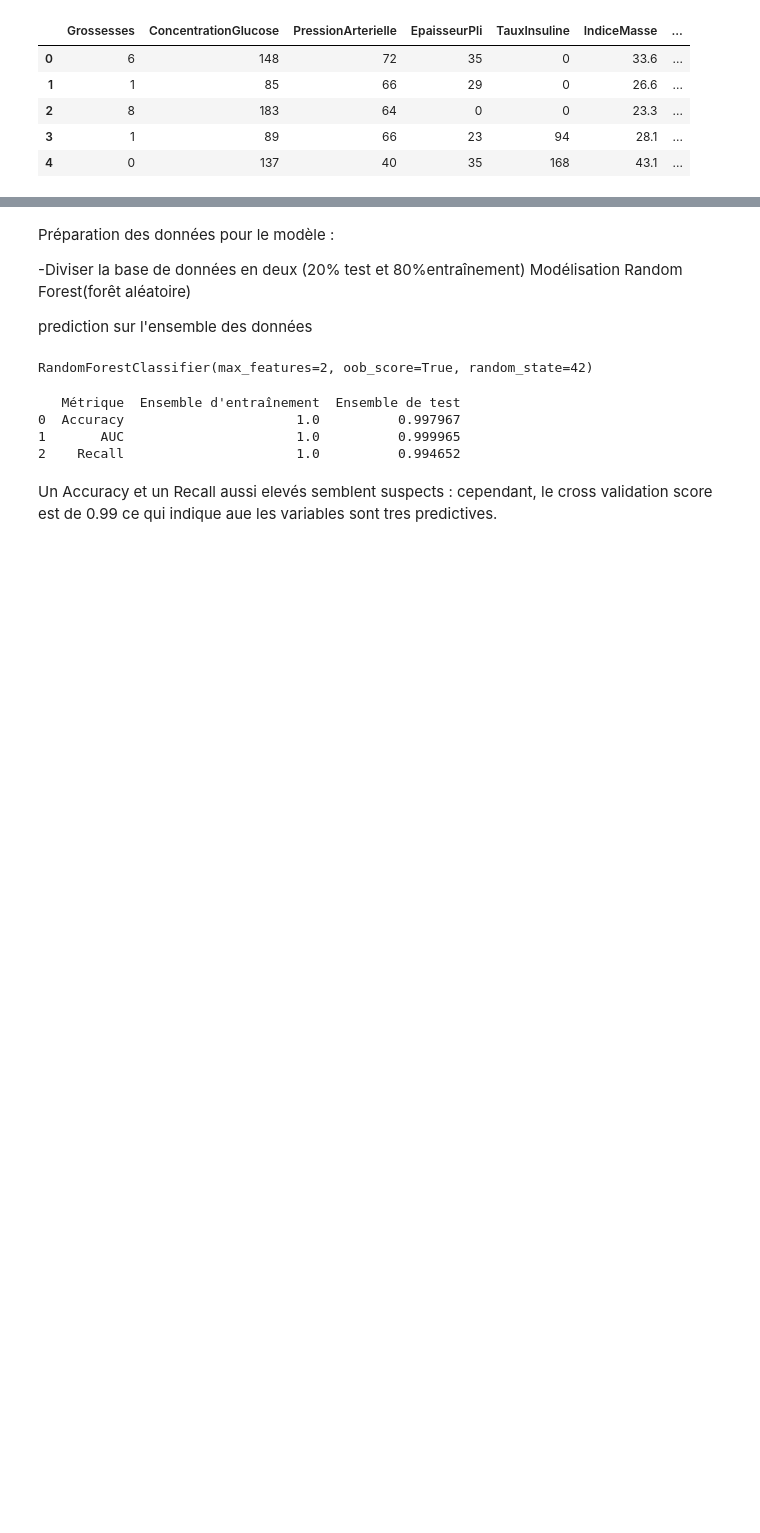
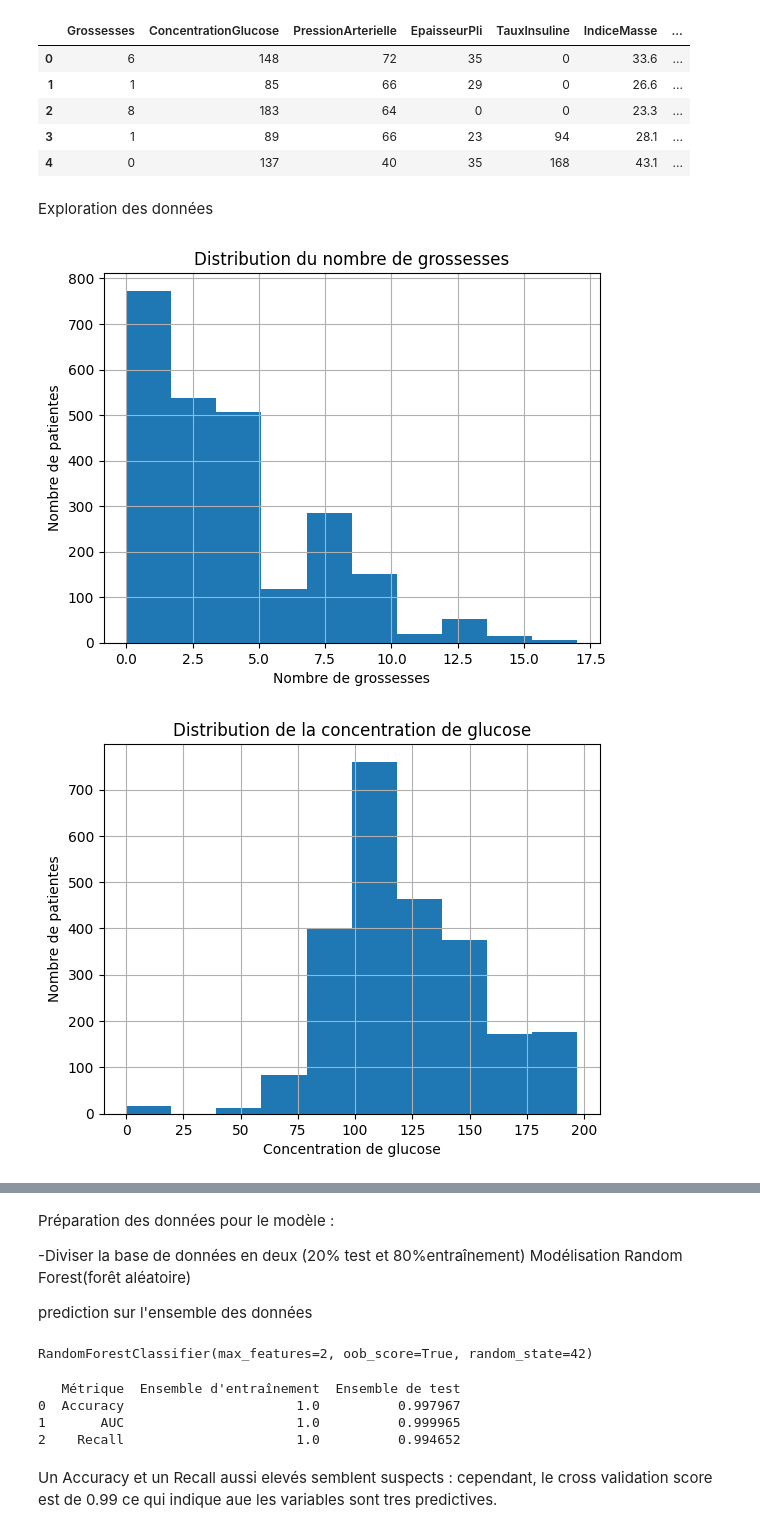
Before and after one commit to Yobapatrick/classification_diabete, a Jupyter notebook: Modele/code.ipynb, the cells around one changed output, grey strips where cells are left out. Cells and saved outputs as stored; diff of their text form; code cells hidden in the pictures; blank space fills up the shorter version.

```diff
--- a/Modele/code.ipynb
+++ b/Modele/code.ipynb
@@ -83,3 +98,72 @@ diabete.head()
 | 2 | 8 | 183 | 64 | 0 | 0 | 23.3 | ... |
 | 3 | 1 | 89 | 66 | 23 | 94 | 28.1 | ... |
 | 4 | 0 | 137 | 40 | 35 | 168 | 43.1 | ... |
+# %% [markdown]
+Exploration des données
+# %%
+# Histogramme de la variable 'Grossesses'
+diabete['Grossesses'].hist()
+plt.title('Distribution du nombre de grossesses')
+plt.xlabel('Nombre de grossesses')
+plt.ylabel('Nombre de patientes')
+plt.show()
+
+# Histogramme de la variable 'ConcentrationGlucose'
+diabete['ConcentrationGlucose'].hist()
+plt.title('Distribution de la concentration de glucose')
+plt.xlabel('Concentration de glucose')
+plt.ylabel('Nombre de patientes')
+plt.show()
+
+# Histogramme de la variable 'PressionArterielle'
+diabete['PressionArterielle'].hist()
+plt.title('Distribution de la pression artérielle diastolique')
+plt.xlabel('Pression artérielle diastolique')
+plt.ylabel('Nombre de patientes')
+plt.show()
+
+# Histogramme de la variable 'EpaisseurPli'
+diabete['EpaisseurPli'].hist()
+plt.title('Distribution de l\'épaisseur du pli cutané tricipital')
+plt.xlabel('Épaisseur du pli cutané tricipital')
+plt.ylabel('Nombre de patientes')
+plt.show()
+
+# Histogramme de la variable 'TauxInsuline'
+diabete['TauxInsuline'].hist()
+plt.title('Distribution du taux d\'insuline sérique de 2 heures')
+plt.xlabel('Taux d\'insuline sérique de 2 heures')
+plt.ylabel('Nombre de patientes')
+plt.show()
+
+# Histogramme de la variable 'IndiceMasse'
+diabete['IndiceMasse'].hist()
+plt.title('Distribution de l\'indice de masse corporelle')
+plt.xlabel('Indice de masse corporelle')
+plt.ylabel('Nombre de patientes')
+plt.show()
+
+# Histogramme de la variable 'FonctionPedigree'
+diabete['FonctionPedigree'].hist()
+plt.title('Distribution de la fonction pedigree du diabète')
+plt.xlabel('Fonction pedigree du diabète')
+plt.ylabel('Nombre de patientes')
+plt.show()
+
+# Histogramme de la variable 'Age'
+diabete['Age'].hist()
+plt.title('Distribution de l\'âge')
+plt.xlabel('Âge')
+plt.ylabel('Nombre de patientes')
+plt.show()
+
+# Diagramme en barres de la variable 'Outcome'
+diabete['Outcome'].value_counts().plot(kind='bar')
+plt.title('Distribution de la variable cible')
+plt.xlabel('Diabétique (1) ou non diabétique (0)')
+plt.ylabel('Nombre de patientes')
+plt.xticks(rotation=0)
+plt.show()
+# %% [output]
+[figure, added]
+[figure, added]
```
Also changed, not shown: parts of 6 cells of this notebook.
